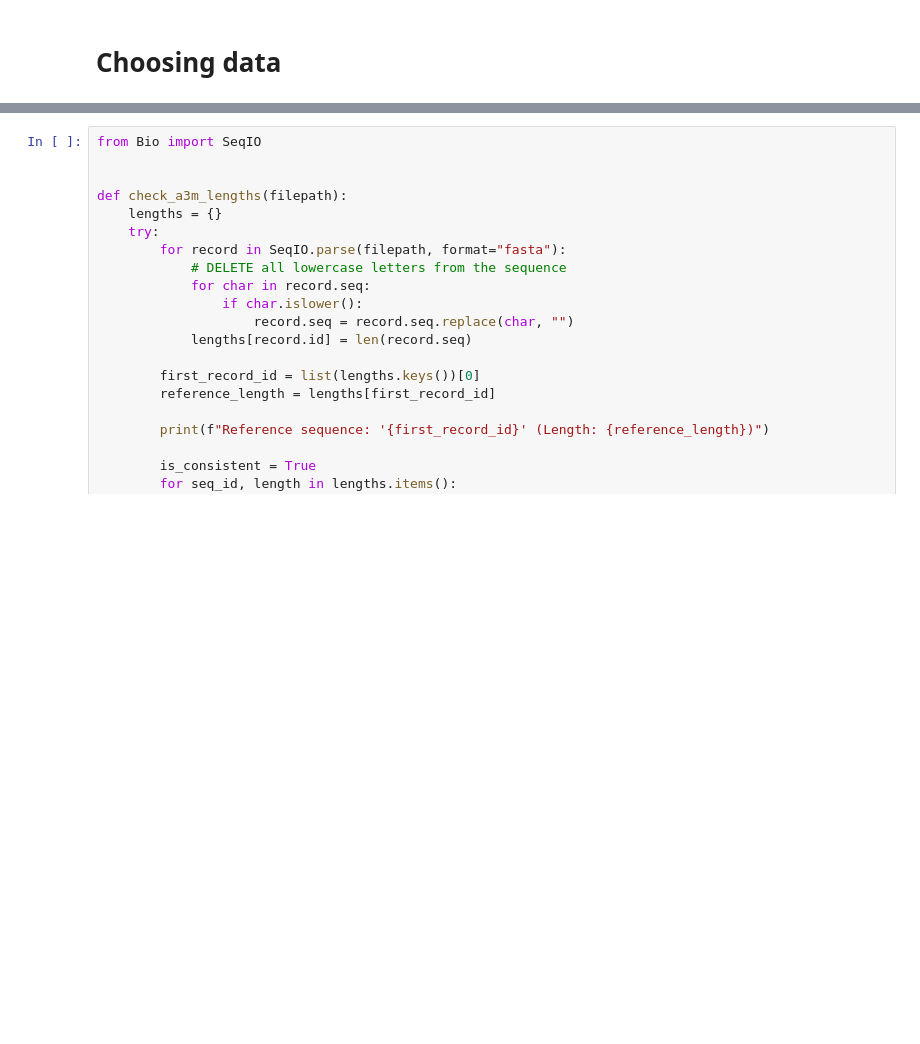
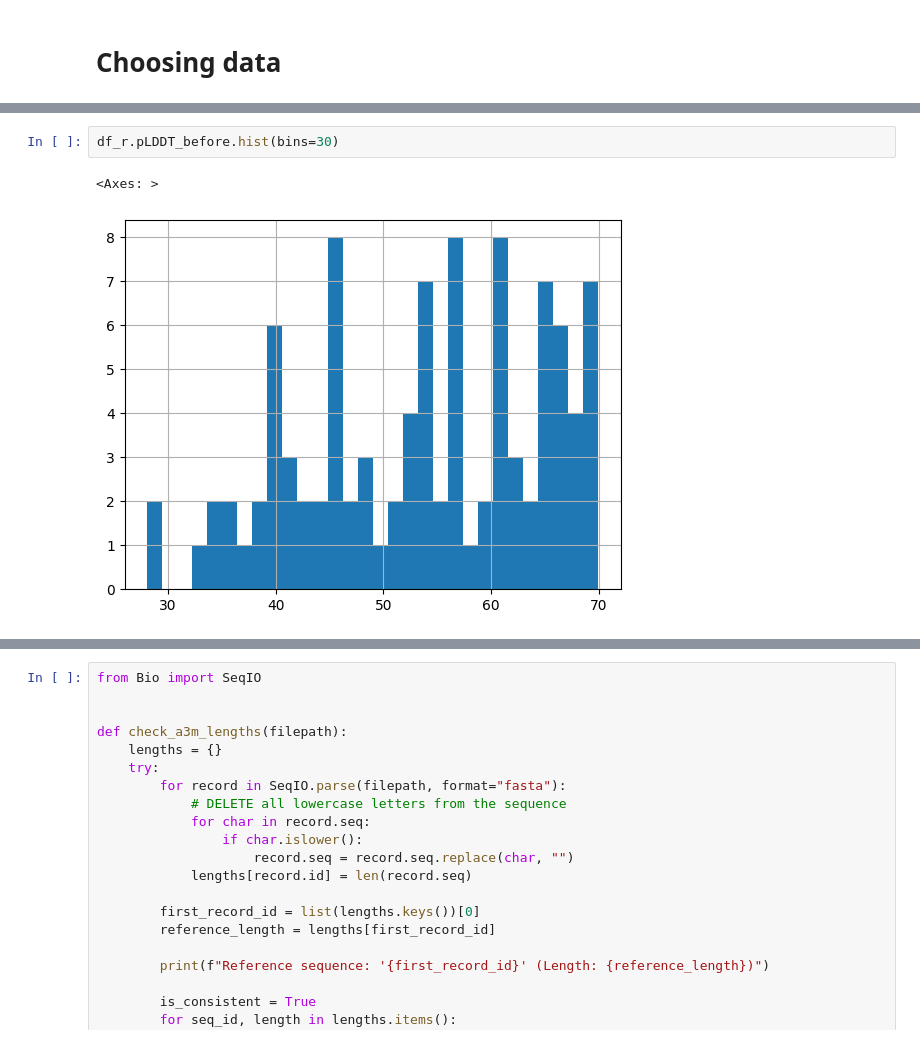
Before and after one commit to pimenol/ProteinTTT, a Jupyter notebook: notebooks/ProteinTTT_MSA.ipynb, the cells around one changed output, grey strips where cells are left out. Saved outputs shown, nothing was run; the diff lists cells and outputs as text; blank space fills up the shorter version.

```diff
--- a/notebooks/ProteinTTT_MSA.ipynb
+++ b/notebooks/ProteinTTT_MSA.ipynb
@@ -59,0 +67,5 @@ Name: pLDDT_0.0004_4, dtype: float64
+# %%
+df_r.pLDDT_before.hist(bins=30)
+# %% [output]
+<Axes: >
+[figure, added]
```
Also changed, not shown: parts of 26 cells of this notebook.
